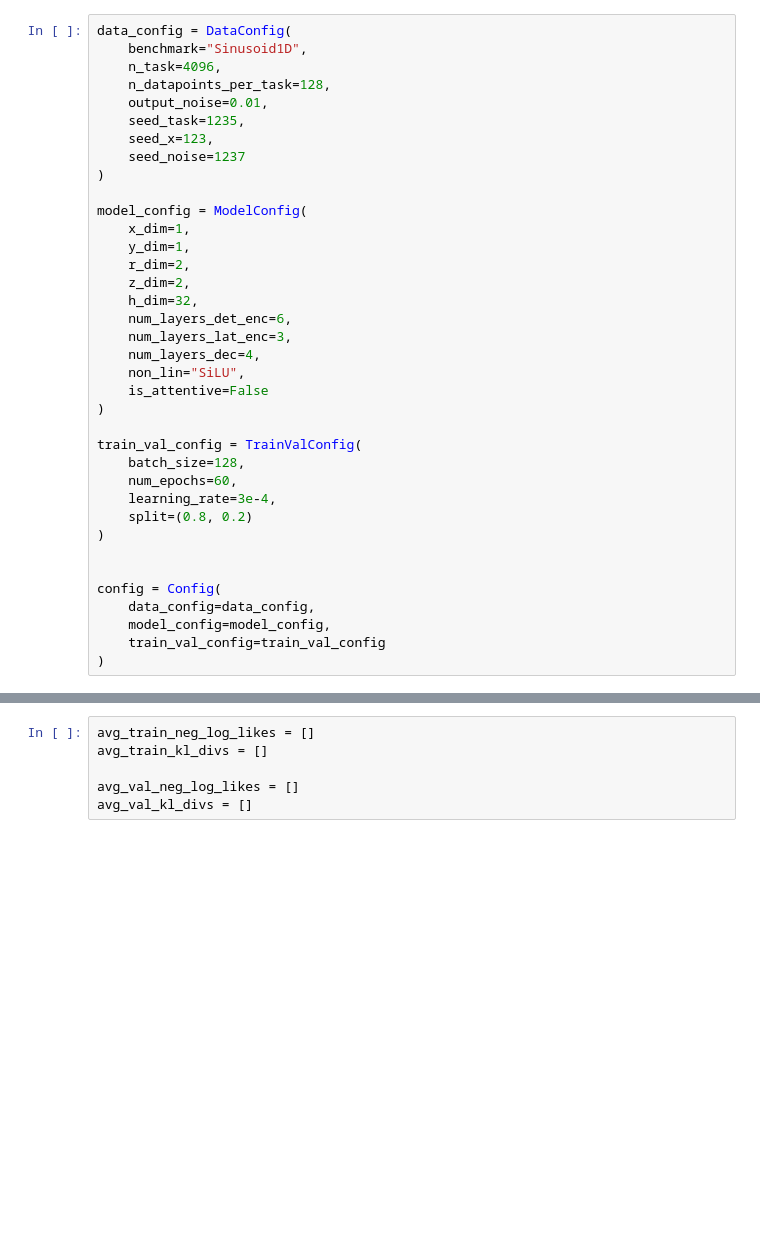
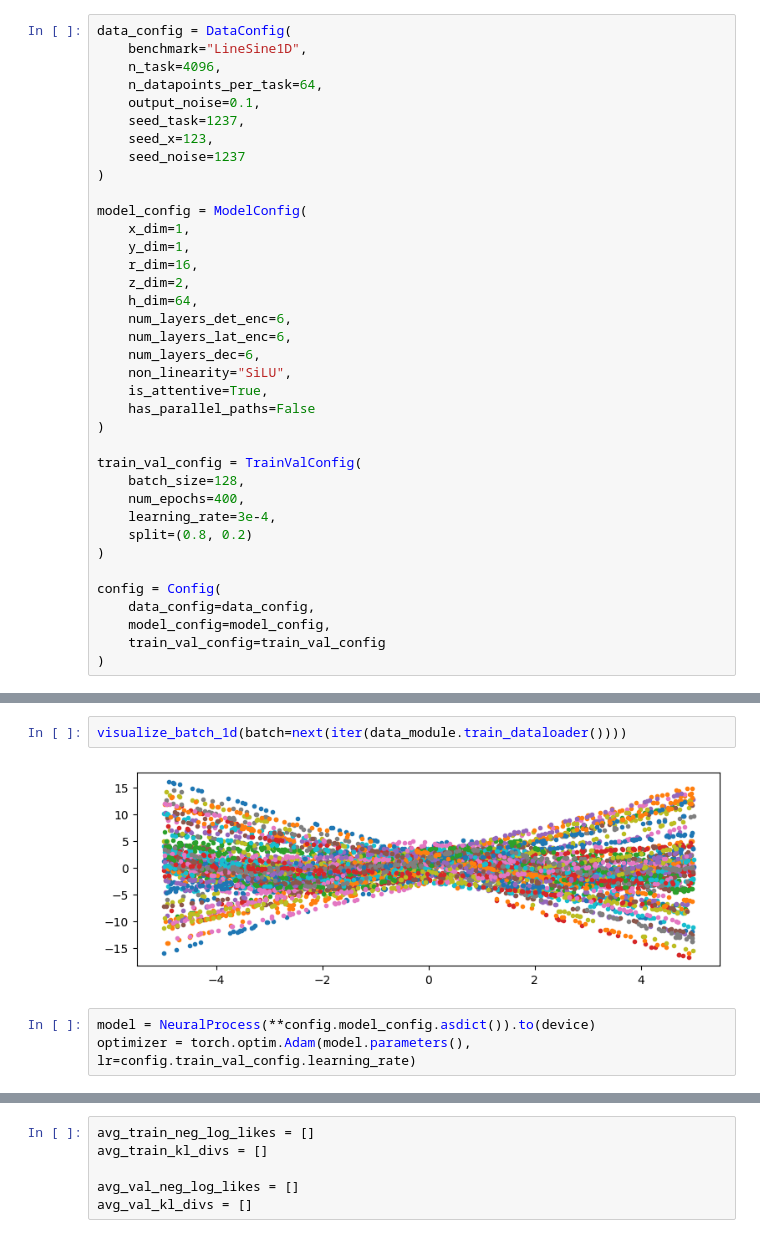
Before and after one commit to ChickNCurry/diffusion-vi-neural-processes, a Jupyter notebook: neural-process/code/new/np_experiment_1d.ipynb, the cells around one changed output, grey strips where cells are left out. Cells and saved outputs as stored; diff of their text form; blank space fills up the shorter version.

```diff
--- a/neural-process/code/new/np_experiment_1d.ipynb
+++ b/neural-process/code/new/np_experiment_1d.ipynb
@@ -23,10 +24,10 @@ wandb_logging = False
 # %%
 data_config = DataConfig(
-    benchmark="Sinusoid1D",
+    benchmark="LineSine1D",
     n_task=4096,
-    n_datapoints_per_task=128,
-    output_noise=0.01,
-    seed_task=1235,
+    n_datapoints_per_task=64,
+    output_noise=0.1,
+    seed_task=1237,
     seed_x=123,
     seed_noise=1237
 )
@@ -34,23 +35,23 @@ data_config = DataConfig(
 model_config = ModelConfig(
     x_dim=1,
     y_dim=1,
-    r_dim=2,
+    r_dim=16,
     z_dim=2,
-    h_dim=32,
+    h_dim=64,
     num_layers_det_enc=6,
-    num_layers_lat_enc=3,
-    num_layers_dec=4,
-    non_lin="SiLU",
-    is_attentive=False
+    num_layers_lat_enc=6,
+    num_layers_dec=6,
+    non_linearity="SiLU",
+    is_attentive=True,
+    has_parallel_paths=False
 )
 
 train_val_config = TrainValConfig(
     batch_size=128,
-    num_epochs=60,
+    num_epochs=400,
     learning_rate=3e-4,
     split=(0.8, 0.2)
 )
-
 
 config = Config(
     data_config=data_config,
@@ -60 +78,8 @@ config = Config(
+# %%
+visualize_batch_1d(batch=next(iter(data_module.train_dataloader())))
+# %% [output]
+[figure, added]
+# %%
+model = NeuralProcess(**config.model_config.asdict()).to(device)
+optimizer = torch.optim.Adam(model.parameters(), lr=config.train_val_config.learning_rate)
 # %%
```
Also changed, not shown: parts of 14 cells of this notebook, 5 other files.
